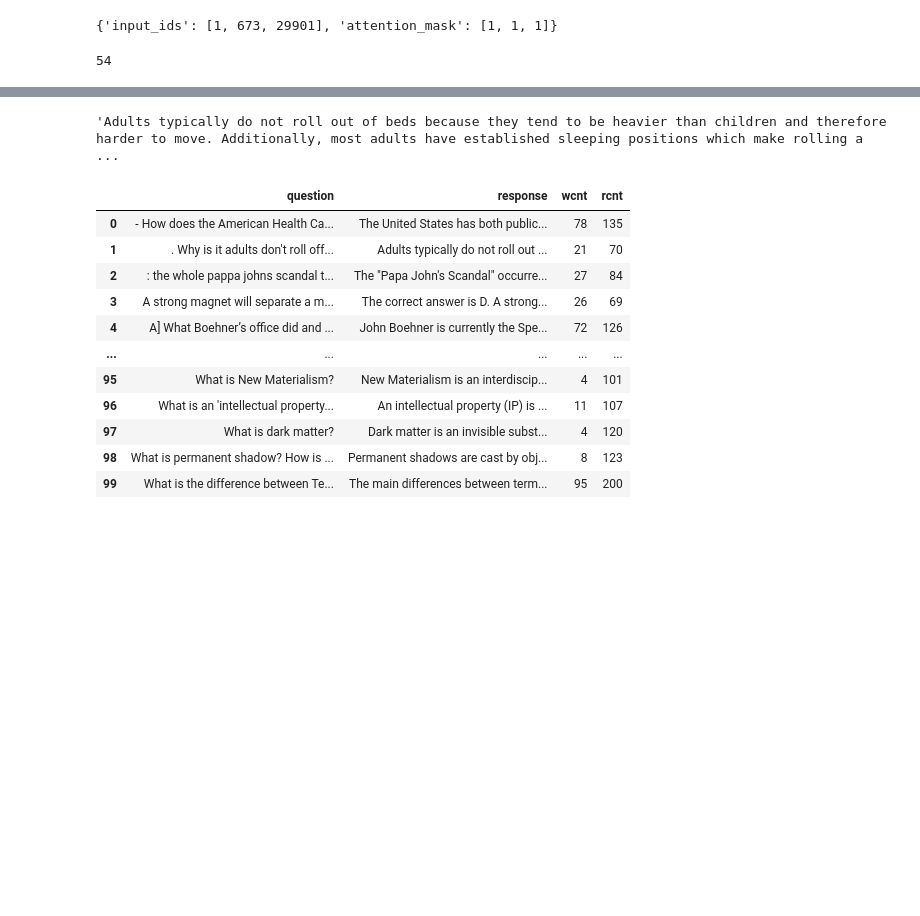
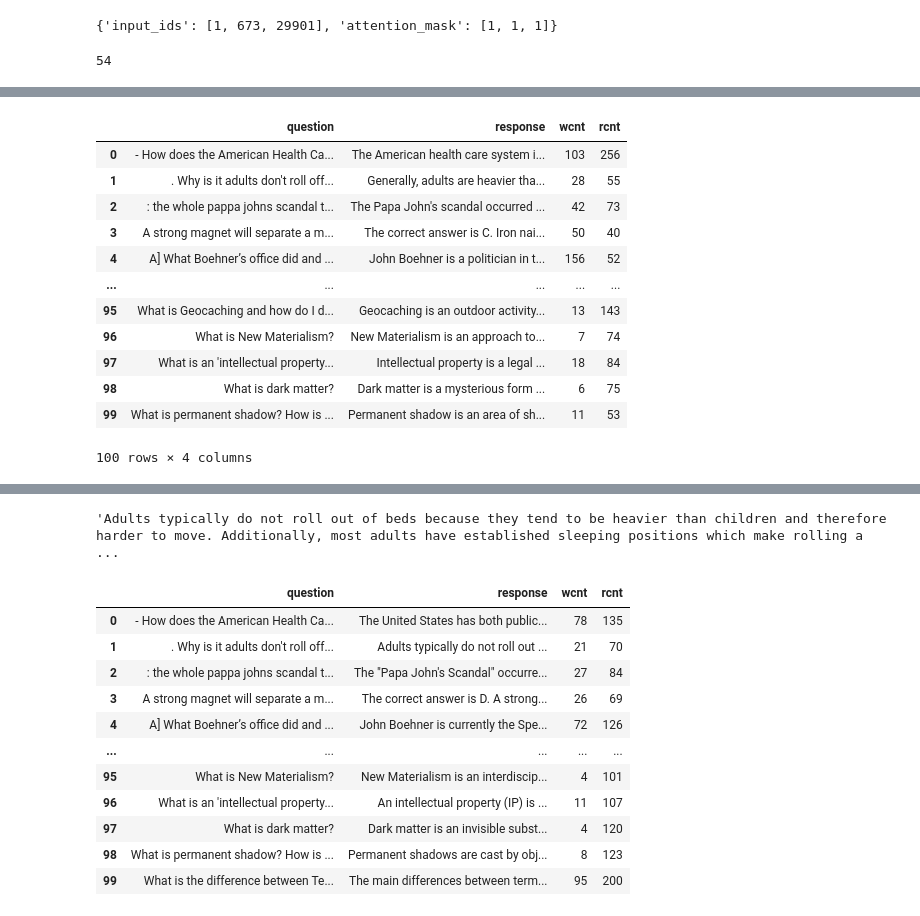
Before and after one commit to PrasannS/rlhf-length-biases, a Jupyter notebook: eval/eval_stack.ipynb, the cells around one changed output, grey strips where cells are left out. Saved outputs shown, nothing was run; the diff lists cells and outputs as text; code cells hidden in the pictures; blank space fills up the shorter version.

```diff
--- a/eval/eval_stack.ipynb
+++ b/eval/eval_stack.ipynb
@@ -27,0 +69,16 @@ dict_keys(['stacksft', 'stackda125', 'webgptdappov2125', 'wgptppoorig', 'wgptsft
+# %%
+adfs['davinciwebgpt']
+# %% [output]
+|  | question | response | wcnt | rcnt |
+| 0 | - How does the American Health Ca... | The American health care system i... | 103 | 256 |
+| 1 | . Why is it adults don't roll off... | Generally, adults are heavier tha... | 28 | 55 |
+| 2 | : the whole pappa johns scandal t... | The Papa John's scandal occurred ... | 42 | 73 |
+| 3 | A strong magnet will separate a m... | The correct answer is C. Iron nai... | 50 | 40 |
+| 4 | A] What Boehner’s office did and ... | John Boehner is a politician in t... | 156 | 52 |
+| ... | ... | ... | ... | ... |
+| 95 | What is Geocaching and how do I d... | Geocaching is an outdoor activity... | 13 | 143 |
+| 96 | What is New Materialism? | New Materialism is an approach to... | 7 | 74 |
+| 97 | What is an 'intellectual property... | Intellectual property is a legal ... | 18 | 84 |
+| 98 | What is dark matter? | Dark matter is a mysterious form ... | 6 | 75 |
+| 99 | What is permanent shadow? How is ... | Permanent shadow is an area of sh... | 11 | 53 |
+100 rows × 4 columns
```
Also changed, not shown: parts of 23 cells of this notebook, 6 other files.
